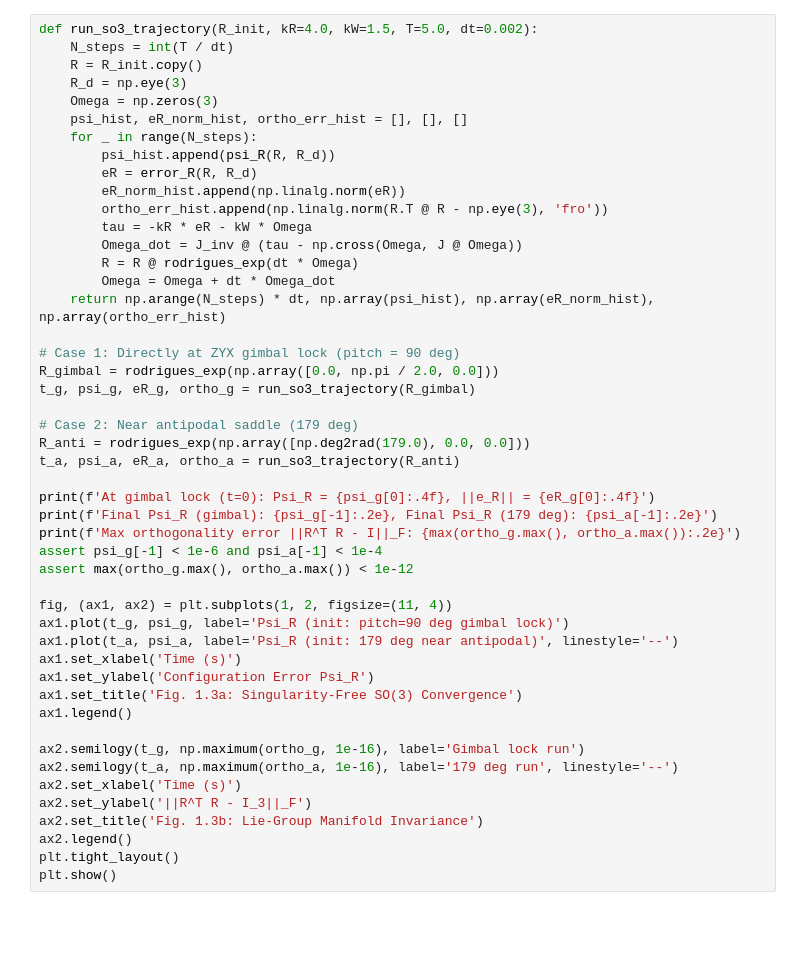
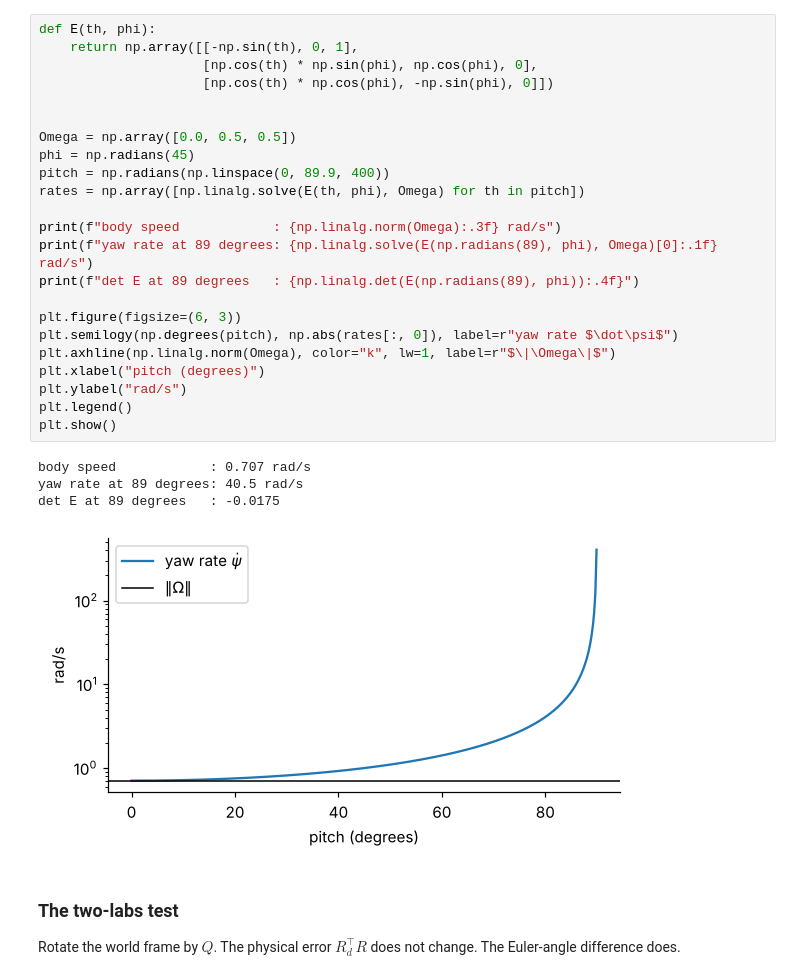
Before and after one commit to sir-avinash/lie-interpretation-book, a Jupyter notebook: notebooks/ch01_singularities_unwinding.ipynb, the cells around one changed output. Cells and saved outputs as stored; diff of their text form; blank space fills up the shorter version.

Commit message:
Chapter 1 notebook and skill; README; authoring guide; layout fixes
Co-Authored-By: Claude Fable 5.2 <noreply@anthropic.com>
Claude-Session: https://claude.ai/code/session_01LNbF4wiQ7XeJeyzZUiNtaN

```diff
--- a/notebooks/ch01_singularities_unwinding.ipynb
+++ b/notebooks/ch01_singularities_unwinding.ipynb
@@ -214,48 +45,32 @@ We now initialize the $SO(3)$ geometric controller directly at ZYX gimbal lock (
-# %%
-def run_so3_trajectory(R_init, kR=4.0, kW=1.5, T=5.0, dt=0.002):
-    N_steps = int(T / dt)
-    R = R_init.copy()
-    R_d = np.eye(3)
-    Omega = np.zeros(3)
-    psi_hist, eR_norm_hist, ortho_err_hist = [], [], []
-    for _ in range(N_steps):
-        psi_hist.append(psi_R(R, R_d))
-        eR = error_R(R, R_d)
-        eR_norm_hist.append(np.linalg.norm(eR))
-        ortho_err_hist.append(np.linalg.norm(R.T @ R - np.eye(3), 'fro'))
-        tau = -kR * eR - kW * Omega
-        Omega_dot = J_inv @ (tau - np.cross(Omega, J @ Omega))
-        R = R @ rodrigues_exp(dt * Omega)
-        Omega = Omega + dt * Omega_dot
-    return np.arange(N_steps) * dt, np.array(psi_hist), np.array(eR_norm_hist), np.array(ortho_err_hist)
-
-# Case 1: Directly at ZYX gimbal lock (pitch = 90 deg)
-R_gimbal = rodrigues_exp(np.array([0.0, np.pi / 2.0, 0.0]))
-t_g, psi_g, eR_g, ortho_g = run_so3_trajectory(R_gimbal)
-
-# Case 2: Near antipodal saddle (179 deg)
-R_anti = rodrigues_exp(np.array([np.deg2rad(179.0), 0.0, 0.0]))
-t_a, psi_a, eR_a, ortho_a = run_so3_trajectory(R_anti)
-
-print(f'At gimbal lock (t=0): Psi_R = {psi_g[0]:.4f}, ||e_R|| = {eR_g[0]:.4f}')
-print(f'Final Psi_R (gimbal): {psi_g[-1]:.2e}, Final Psi_R (179 deg): {psi_a[-1]:.2e}')
-print(f'Max orthogonality error ||R^T R - I||_F: {max(ortho_g.max(), ortho_a.max()):.2e}')
-assert psi_g[-1] < 1e-6 and psi_a[-1] < 1e-4
-assert max(ortho_g.max(), ortho_a.max()) < 1e-12
-
-fig, (ax1, ax2) = plt.subplots(1, 2, figsize=(11, 4))
-ax1.plot(t_g, psi_g, label='Psi_R (init: pitch=90 deg gimbal lock)')
-ax1.plot(t_a, psi_a, label='Psi_R (init: 179 deg near antipodal)', linestyle='--')
-ax1.set_xlabel('Time (s)')
-ax1.set_ylabel('Configuration Error Psi_R')
-ax1.set_title('Fig. 1.3a: Singularity-Free SO(3) Convergence')
-ax1.legend()
-
-ax2.semilogy(t_g, np.maximum(ortho_g, 1e-16), label='Gimbal lock run')
-ax2.semilogy(t_a, np.maximum(ortho_a, 1e-16), label='179 deg run', linestyle='--')
-ax2.set_xlabel('Time (s)')
-ax2.set_ylabel('||R^T R - I_3||_F')
-ax2.set_title('Fig. 1.3b: Lie-Group Manifold Invariance')
-ax2.legend()
-plt.tight_layout()
-plt.show()
+# %%
+def E(th, phi):
+    return np.array([[-np.sin(th), 0, 1],
+                     [np.cos(th) * np.sin(phi), np.cos(phi), 0],
+                     [np.cos(th) * np.cos(phi), -np.sin(phi), 0]])
+
+
+Omega = np.array([0.0, 0.5, 0.5])
+phi = np.radians(45)
+pitch = np.radians(np.linspace(0, 89.9, 400))
+rates = np.array([np.linalg.solve(E(th, phi), Omega) for th in pitch])
+
+print(f"body speed            : {np.linalg.norm(Omega):.3f} rad/s")
+print(f"yaw rate at 89 degrees: {np.linalg.solve(E(np.radians(89), phi), Omega)[0]:.1f} rad/s")
+print(f"det E at 89 degrees   : {np.linalg.det(E(np.radians(89), phi)):.4f}")
+
+plt.figure(figsize=(6, 3))
+plt.semilogy(np.degrees(pitch), np.abs(rates[:, 0]), label=r"yaw rate $\dot\psi$")
+plt.axhline(np.linalg.norm(Omega), color="k", lw=1, label=r"$\|\Omega\|$")
+plt.xlabel("pitch (degrees)")
+plt.ylabel("rad/s")
+plt.legend()
+plt.show()
+# %% [output]
+body speed            : 0.707 rad/s
+yaw rate at 89 degrees: 40.5 rad/s
+det E at 89 degrees   : -0.0175
+[figure, added]
+# %% [markdown]
+### The two-labs test
+
+Rotate the world frame by $Q$. The physical error $R_d^\top R$ does not change. The Euler-angle difference does.
```
Also changed, not shown: parts of 17 cells of this notebook, 10 other files.
